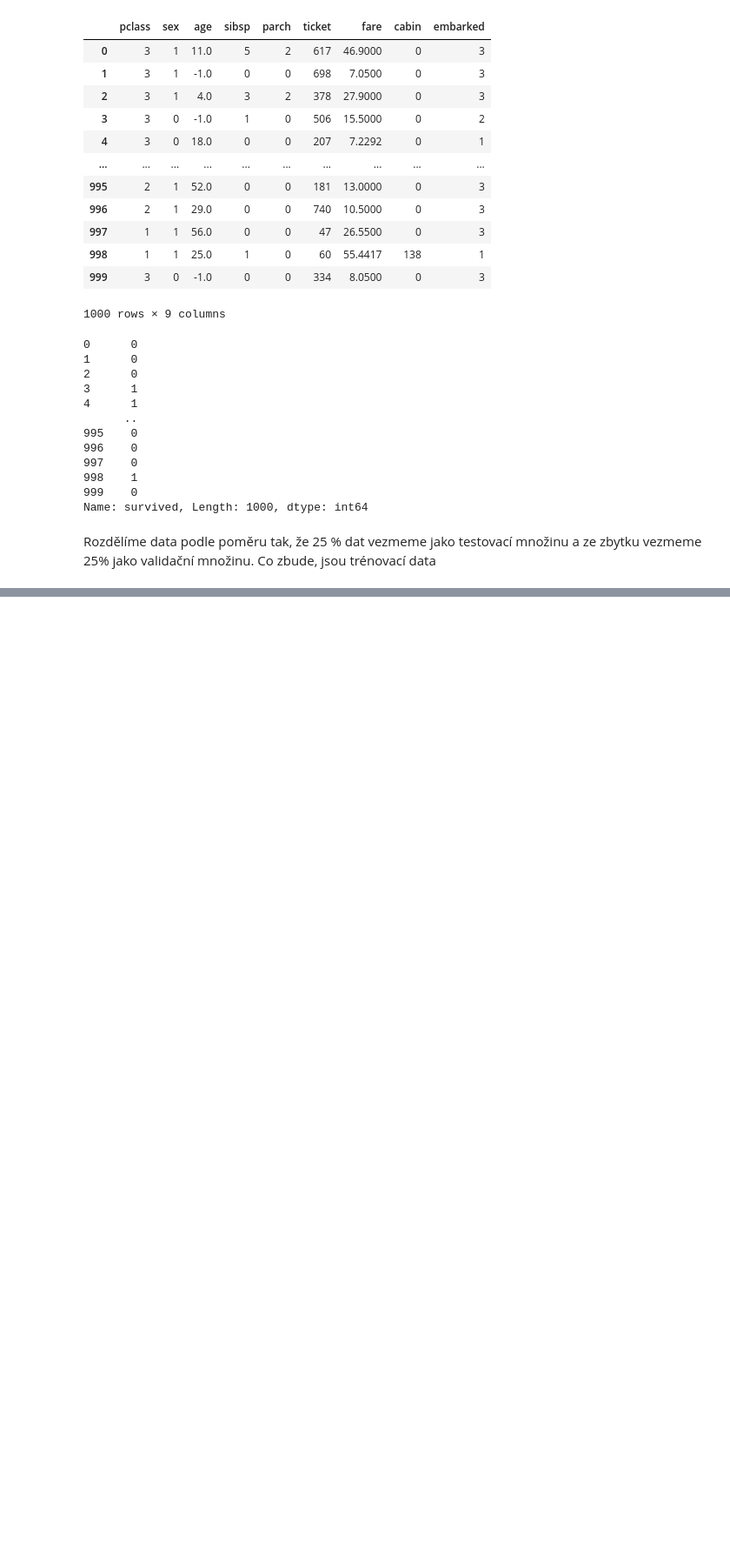
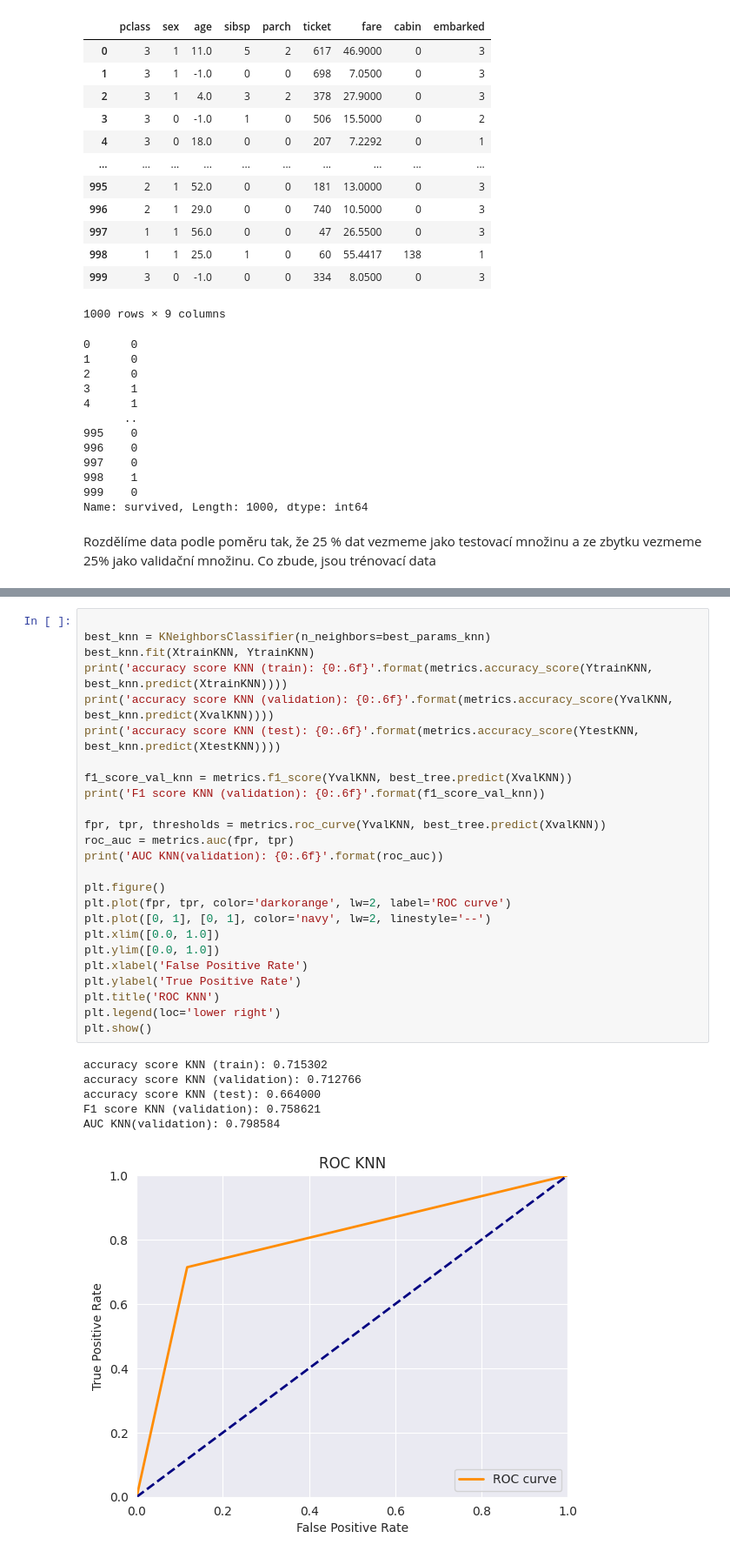
Before and after one commit to xsenyaaax/bi-ml1-2023, a Jupyter notebook: 01/homework_01.ipynb, the cells around one changed output, grey strips where cells are left out. Shown at 87% size. Saved outputs shown, nothing was run; the diff lists cells and outputs as text; blank space fills up the shorter version.

```diff
--- a/01/homework_01.ipynb
+++ b/01/homework_01.ipynb
@@ -273,0 +344,32 @@ AUC (validation): 0.803089
+# %%
+
+best_knn = KNeighborsClassifier(n_neighbors=best_params_knn)
+best_knn.fit(XtrainKNN, YtrainKNN)
+print('accuracy score KNN (train): {0:.6f}'.format(metrics.accuracy_score(YtrainKNN, best_knn.predict(XtrainKNN))))
+print('accuracy score KNN (validation): {0:.6f}'.format(metrics.accuracy_score(YvalKNN, best_knn.predict(XvalKNN))))
+print('accuracy score KNN (test): {0:.6f}'.format(metrics.accuracy_score(YtestKNN, best_knn.predict(XtestKNN))))
+
+f1_score_val_knn = metrics.f1_score(YvalKNN, best_tree.predict(XvalKNN))
+print('F1 score KNN (validation): {0:.6f}'.format(f1_score_val_knn))
+
+fpr, tpr, thresholds = metrics.roc_curve(YvalKNN, best_tree.predict(XvalKNN))
+roc_auc = metrics.auc(fpr, tpr)
+print('AUC KNN(validation): {0:.6f}'.format(roc_auc))
+
+plt.figure()
+plt.plot(fpr, tpr, color='darkorange', lw=2, label='ROC curve')
+plt.plot([0, 1], [0, 1], color='navy', lw=2, linestyle='--')
+plt.xlim([0.0, 1.0])
+plt.ylim([0.0, 1.0])
+plt.xlabel('False Positive Rate')
+plt.ylabel('True Positive Rate')
+plt.title('ROC KNN')
+plt.legend(loc='lower right')
+plt.show()
+# %% [output]
+accuracy score KNN (train): 0.715302
+accuracy score KNN (validation): 0.712766
+accuracy score KNN (test): 0.664000
+F1 score KNN (validation): 0.758621
+AUC KNN(validation): 0.798584
+[figure, added]
```
Also changed, not shown: parts of 4 cells of this notebook.
